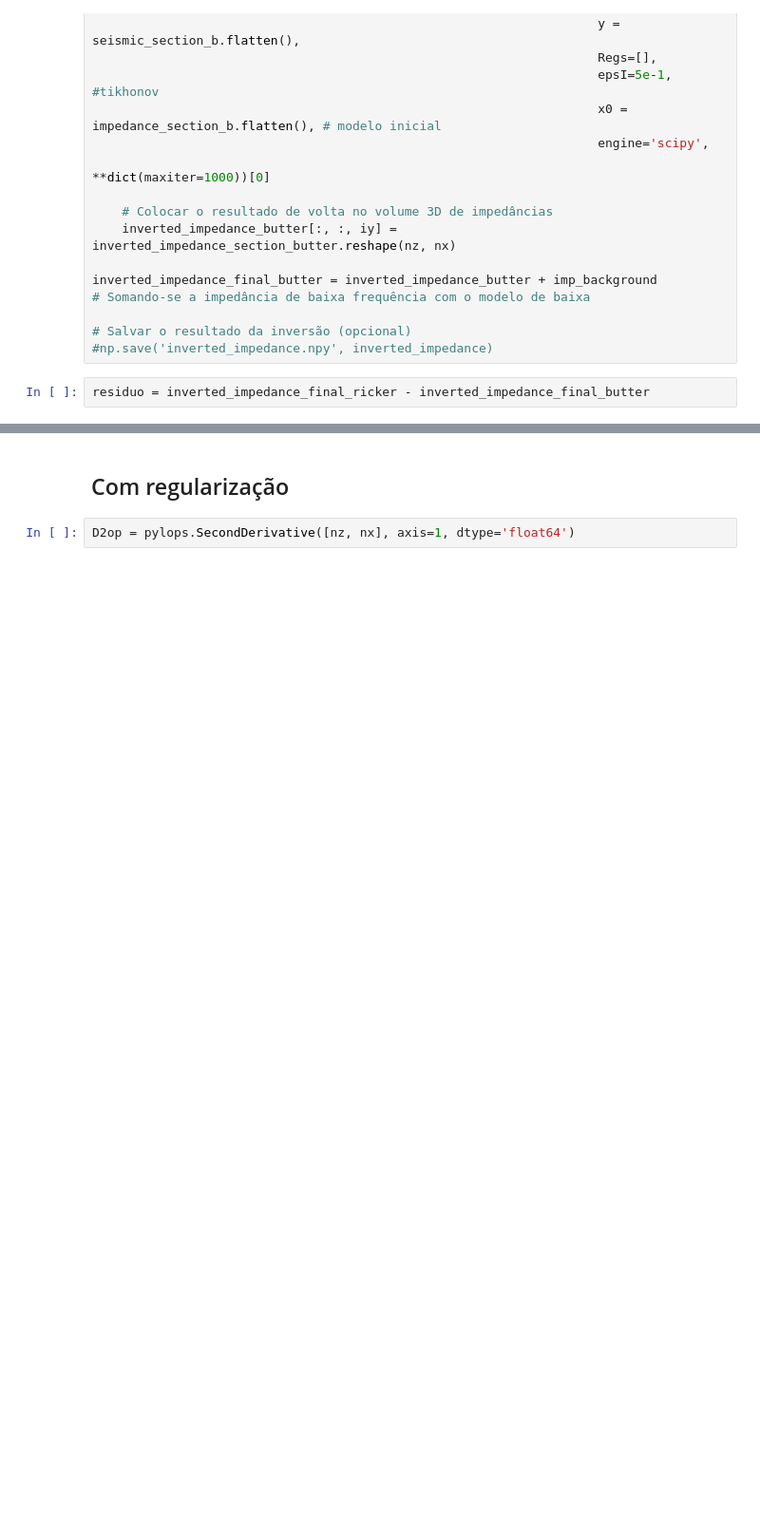
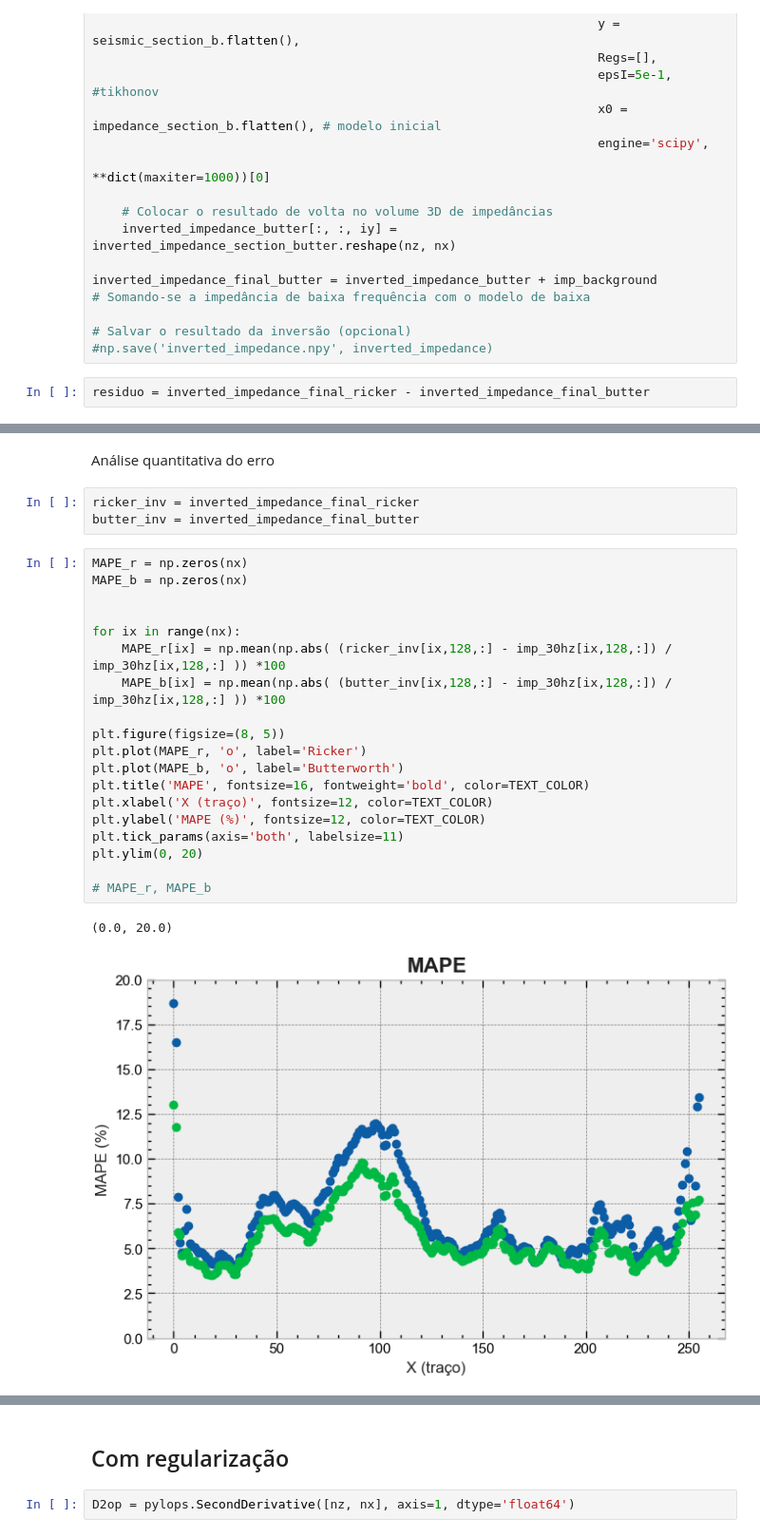
Before and after one commit to albano-a/inversion_methods_algorithms, a Jupyter notebook: full_section.ipynb, the cells around one changed output, grey strips where cells are left out. Shown at 95% size. Cells and saved outputs as stored; diff of their text form; blank space fills up the shorter version.

```diff
--- a/full_section.ipynb
+++ b/full_section.ipynb
@@ -421,0 +426,27 @@ plt.show()
+# %% [markdown]
+Análise quantitativa do erro
+# %%
+ricker_inv = inverted_impedance_final_ricker
+butter_inv = inverted_impedance_final_butter
+# %%
+MAPE_r = np.zeros(nx)
+MAPE_b = np.zeros(nx)
+
+
+for ix in range(nx):
+    MAPE_r[ix] = np.mean(np.abs( (ricker_inv[ix,128,:] - imp_30hz[ix,128,:]) / imp_30hz[ix,128,:] )) *100
+    MAPE_b[ix] = np.mean(np.abs( (butter_inv[ix,128,:] - imp_30hz[ix,128,:]) / imp_30hz[ix,128,:] )) *100
+
+plt.figure(figsize=(8, 5))
+plt.plot(MAPE_r, 'o', label='Ricker')
+plt.plot(MAPE_b, 'o', label='Butterworth')
+plt.title('MAPE', fontsize=16, fontweight='bold', color=TEXT_COLOR)
+plt.xlabel('X (traço)', fontsize=12, color=TEXT_COLOR)
+plt.ylabel('MAPE (%)', fontsize=12, color=TEXT_COLOR)
+plt.tick_params(axis='both', labelsize=11)
+plt.ylim(0, 20)
+
+# MAPE_r, MAPE_b
+# %% [output]
+(0.0, 20.0)
+[figure, added]
```
Also changed, not shown: parts of 8 cells of this notebook, 4 other files.
